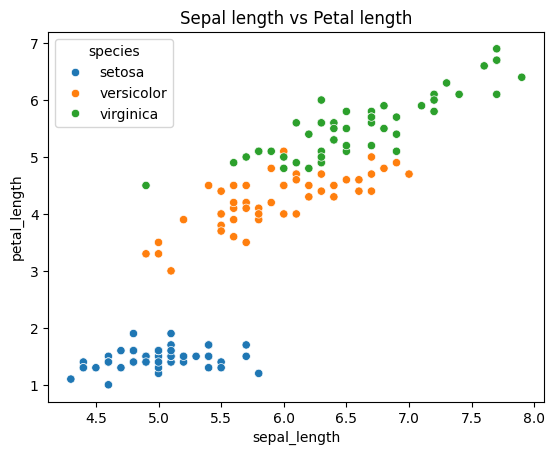
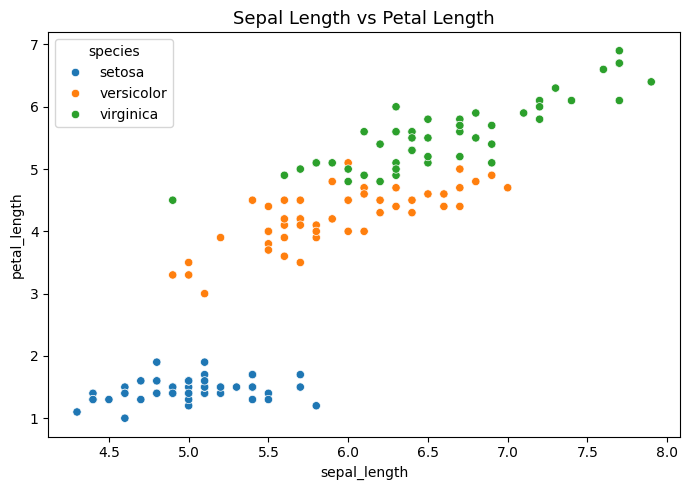
Unified diff of the notebook cell whose output changed from the first chart to the second:
--- before
+++ after
@@ -2,19 +2,63 @@
 import seaborn as sns
 import matplotlib.pyplot as plt
-df=sns.load_dataset('iris')
-print("Shape of dataset", df.shape)
-print("\n Column names:-", df.columns.to_list())
-print("\n First five rows:-",df.head())
-print("\n Dataset info:-", df.info())
-print("\n Summary Statistics :-",df.describe())
-plt.figure()
-sns.scatterplot(x='sepal_length',y='petal_length',hue='species',data=df)
-plt.title("Sepal length vs Petal length")
+
+df = sns.load_dataset('iris')
+
+# ── 1. Basic Info ──────────────────────────────
+print("=" * 55)
+print("     IRIS DATASET — EXPLORATORY DATA ANALYSIS")
+print("=" * 55)
+
+print(f"\n📌 Shape      : {df.shape[0]} rows × {df.shape[1]} columns")
+print(f"📌 Columns    : {', '.join(df.columns.tolist())}")
+print(f"📌 Null Values: {df.isnull().sum().sum()} (none!)")
+
+# ── 2. First 5 Rows ────────────────────────────
+print("\n" + "─" * 55)
+print("  FIRST 5 ROWS")
+print("─" * 55)
+print(df.head().to_string(index=True))
+
+# ── 3. Data Types ──────────────────────────────
+print("\n" + "─" * 55)
+print("  DATA TYPES & NULL CHECK")
+print("─" * 55)
+for col in df.columns:
+    print(f"  {col:<20} dtype: {str(df[col].dtype):<10} nulls: {df[col].isnull().sum()}")
+
+# ── 4. Summary Statistics ──────────────────────
+print("\n" + "─" * 55)
+print("  SUMMARY STATISTICS")
+print("─" * 55)
+print(df.describe().round(2).to_string())
+
+# ── 5. Species Distribution ────────────────────
+print("\n" + "─" * 55)
+print("  SPECIES DISTRIBUTION")
+print("─" * 55)
+for species, count in df['species'].value_counts().items():
+    print(f"  {species:<15} → {count} samples")
+
+print("\n" + "=" * 55)
+print("  VISUALIZATIONS BELOW")
+print("=" * 55)
+
+# ── 6. Scatter Plot ────────────────────────────
+plt.figure(figsize=(7, 5))
+sns.scatterplot(x='sepal_length', y='petal_length', hue='species', data=df)
+plt.title("Sepal Length vs Petal Length", fontsize=13)
+plt.tight_layout()
 plt.show()
-df.hist(figsize=(8,6))
-plt.suptitle("Features Distribution")
+
+# ── 7. Histograms ──────────────────────────────
+df.hist(figsize=(8, 6), color='steelblue', edgecolor='white')
+plt.suptitle("Feature Distributions", fontsize=13)
+plt.tight_layout()
 plt.show()
-plt.figure()
-sns.boxplot(data=df)
-plt.title("Box plot for Iris Features")
+
+# ── 8. Box Plot ────────────────────────────────
+plt.figure(figsize=(7, 5))
+sns.boxplot(data=df, palette='Set2')
+plt.title("Box Plot — Iris Features", fontsize=13)
+plt.tight_layout()
 plt.show()

Commit: Improved EDA report